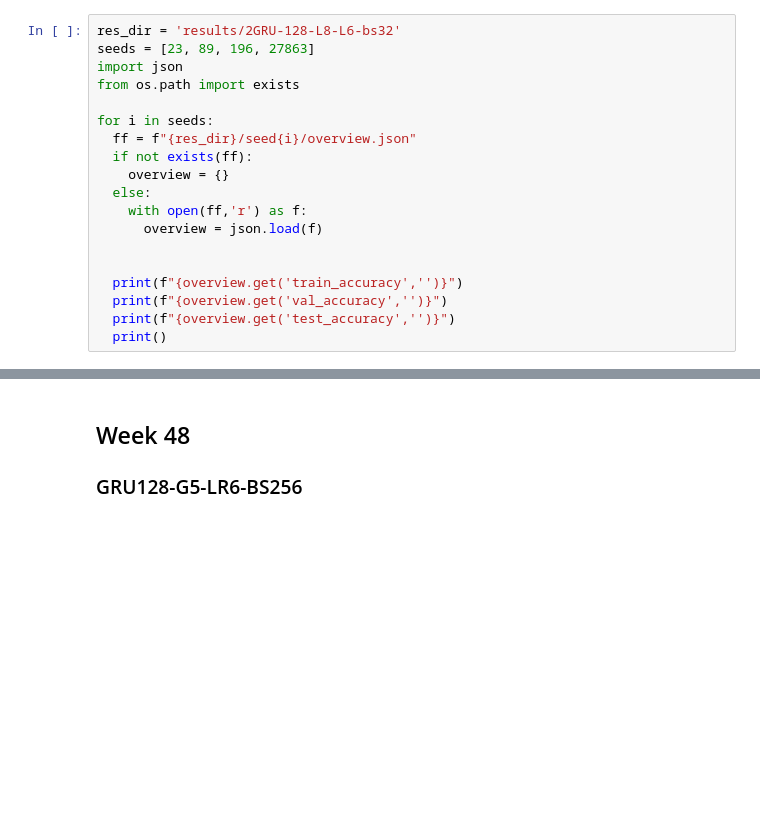
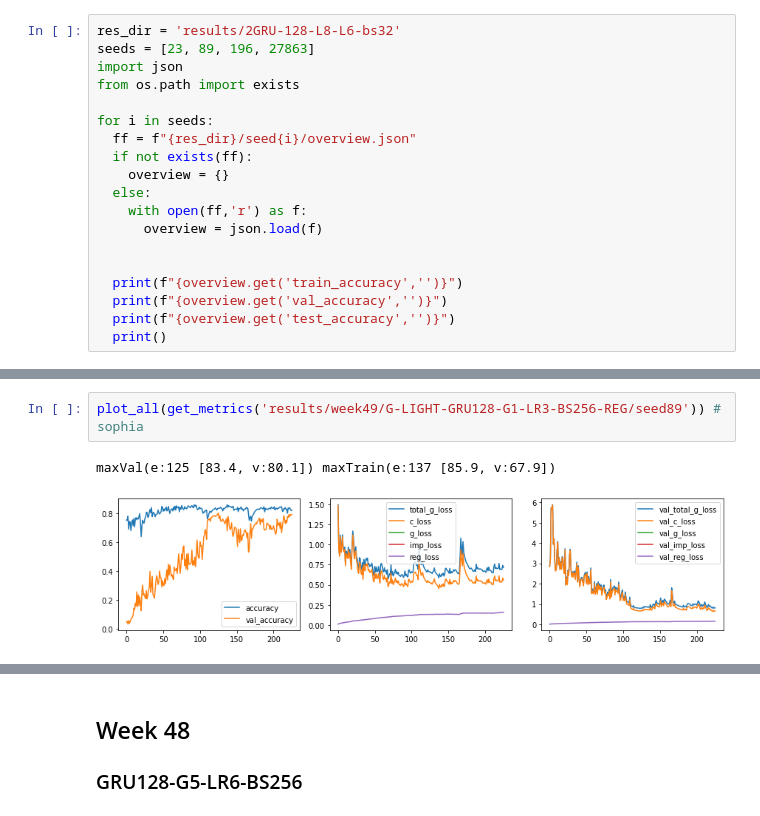
Before and after one commit to dnldsht/AJ-RNN, a Jupyter notebook: res.ipynb, the cells around one changed output, grey strips where cells are left out. Drawn from its saved outputs; the diff is of its cells as text; blank space fills up the shorter version.

```diff
--- a/res.ipynb
+++ b/res.ipynb
@@ -69,0 +92,5 @@ def plot_all(metrics):
+# %%
+plot_all(get_metrics('results/week49/G-LIGHT-GRU128-G1-LR3-BS256-REG/seed89')) # sophia
+# %% [output]
+maxVal(e:125 [83.4, v:80.1]) maxTrain(e:137 [85.9, v:67.9])
+[figure, added]
```
Also changed, not shown: parts of 11 cells of this notebook, 21 other files.
